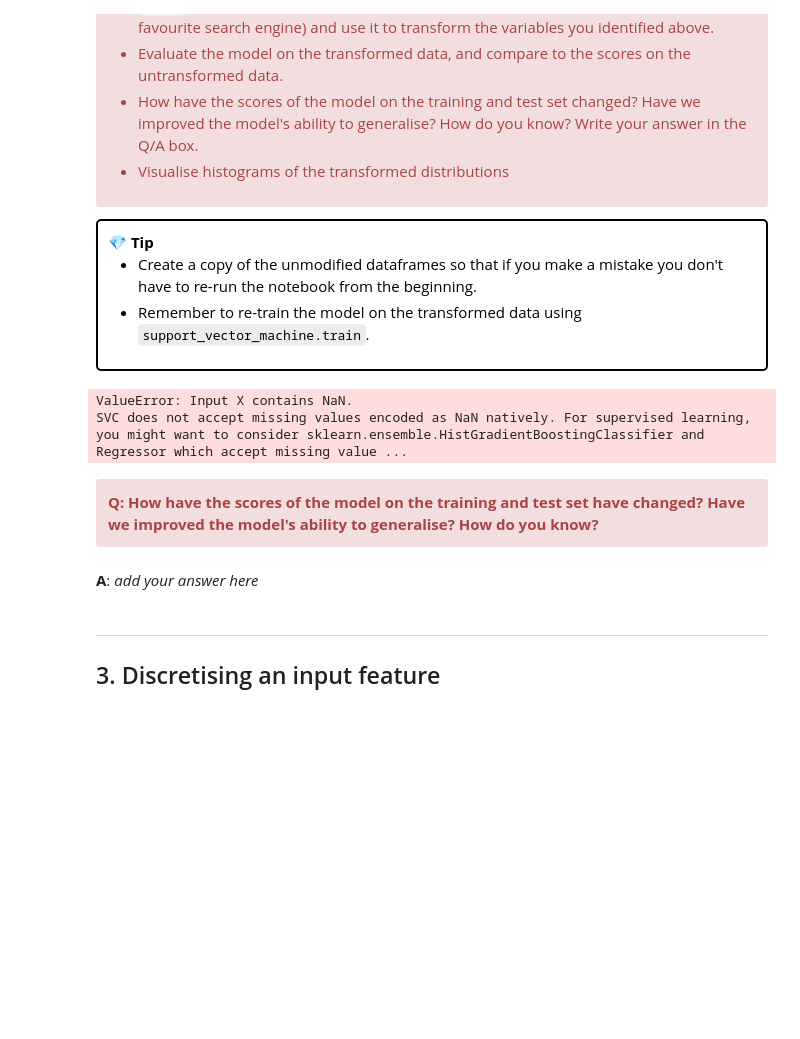
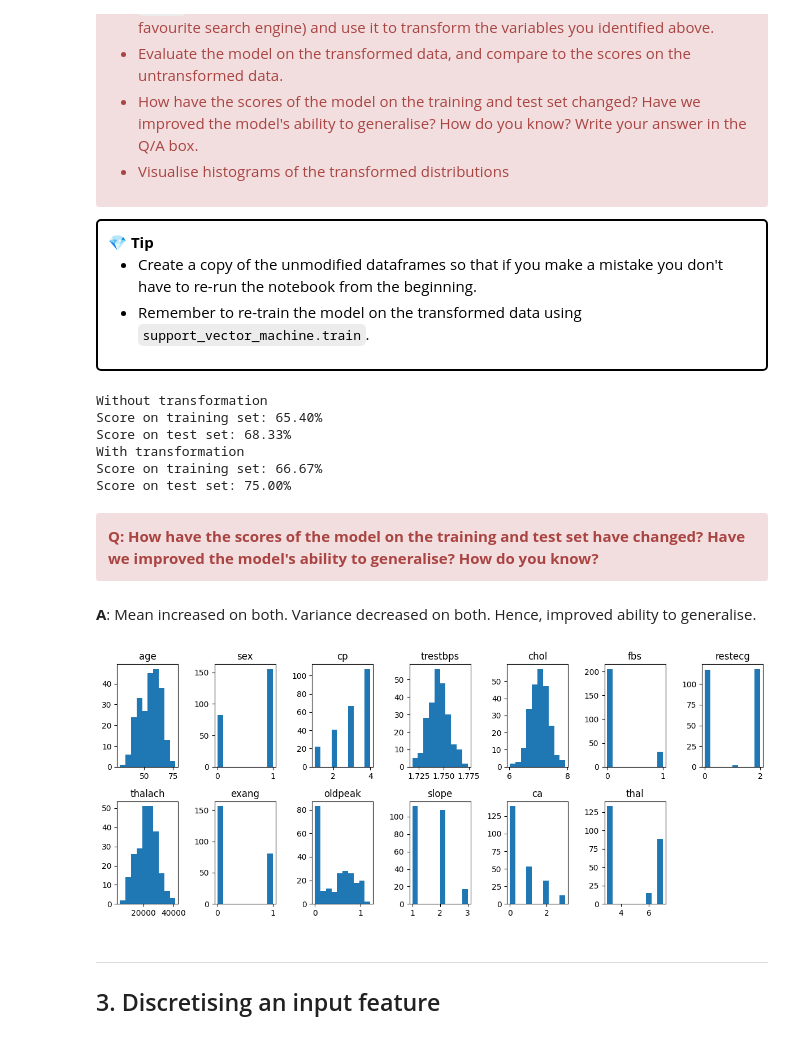
Before and after one commit to UCL-ELEC0136/5-feature-engineering-CurieN26, a Jupyter notebook: 5-feature-engineering.ipynb, the cells around one changed output. Cells and saved outputs as stored; diff of their text form; code cells hidden in the pictures; blank space fills up the shorter version.

```diff
--- a/5-feature-engineering.ipynb
+++ b/5-feature-engineering.ipynb
@@ -420,27 +495,43 @@ plt.show()
 - Remember to re-train the model on the transformed data using `support_vector_machine.train`.
 
 </div>
-# %%
-# Add your code here:
-from scipy import stats
-
-#Train the model on the original dataset
-model_original = support_vector_machine.train(X_train_untransformed, Y_train_original)
-support_vector_machine.evaluate(model_original, X_train_untransformed, Y_train_original, X_test_untransformed, Y_test_original)
-
-#apply yeo johnson distribution to the oldpeak variable
-X_transform_train, lambda_value = stats.yeojohnson(X_train["oldpeak"])
-X_transform_test, lambda_value = stats.yeojohnson(X_test["oldpeak"])
-
-
-model_transform = support_vector_machine.train(X_transform_train, Y_train_original)
-support_vector_machine.evaluate(model, X_transform_train, Y_train_original, X_transform_test, Y_test_original)
-# %% [output]
-ValueError: Input X contains NaN.
-SVC does not accept missing values encoded as NaN natively. For supervised learning, you might want to consider sklearn.ensemble.HistGradientBoostingClassifier and Regressor which accept missing value ...
+# %%
+# Add your code here:
+from scipy.stats import yeojohnson
+from models import support_vector_machine
+
+X_train_transformed = X_train.copy()
+X_test_transformed = X_test.copy()
+
+#The transformation is applied to make the distributions of these numerical features
+# more symmetric and stabilize their variance.
+for col in ["trestbps", "chol","thalach","oldpeak"]:
+    # yeojohnson returns the transformed data and the "best" (maximum likelihood) lambda value given the training data
+    # We reuse that lambda value in transforming the test data
+    X_train_transformed[col], lambda_value = yeojohnson(X_train_transformed[col])
+    X_test_transformed[col]= yeojohnson(X_test_transformed[col], lambda_value)
+#By reusing the lambda value obtained from the training set during the transformation of the test set,
+# you ensure consistency in the transformation across both datasets.
+
+print("Without transformation")
+base_model = support_vector_machine.train(X_train, y_train)
+support_vector_machine.evaluate(base_model, X_train, y_train, X_test, y_test)
+print("With transformation")
+transformed_model = support_vector_machine.train(X_train_transformed, y_train)
+support_vector_machine.evaluate(transformed_model, X_train_transformed, y_train, X_test_transformed, y_test)
+
+# Save the modification
+X_train = X_train_transformed
+X_test = X_test_transformed
+base_model = transformed_model
+# %% [output]
+Without transformation
+Score on training set: 65.40%
+Score on test set: 68.33%
+With transformation
+Score on training set: 66.67%
+Score on test set: 75.00%
 # %% [markdown]
 <div class="alert alert-block alert-danger">
 <b>Q: How have the scores of the model on the training and test set have changed? Have we improved the model's ability to generalise? How do you know?
 </div>
-# %% [markdown]
-**A**: *add your answer here*
@@ -449,3 +538,13 @@ SVC does not accept missing values encoded as NaN natively. For supervised learn
+# %% [markdown]
+**A**:  Mean increased on both. Variance decreased on both. Hence, improved ability to generalise.
+# %%
+for i, col in enumerate(X_train.columns):
+    plt.subplot(2, 7, i+1)
+    plt.hist(X_train[col])
+    plt.title(col)
+plt.tight_layout()
+# %% [output]
+[figure, added]
 # %% [markdown]
 <hr>
 
```
Also changed, not shown: parts of 14 cells of this notebook, 2 other files.
